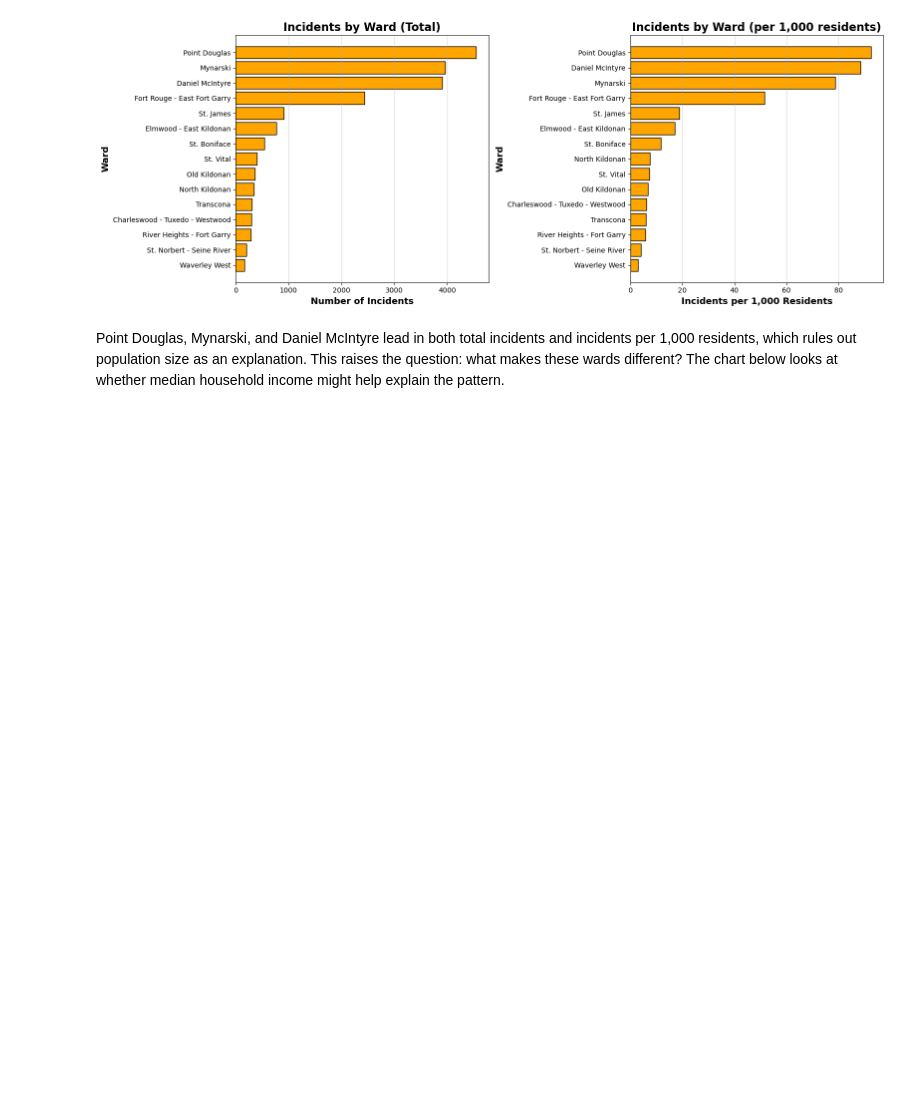
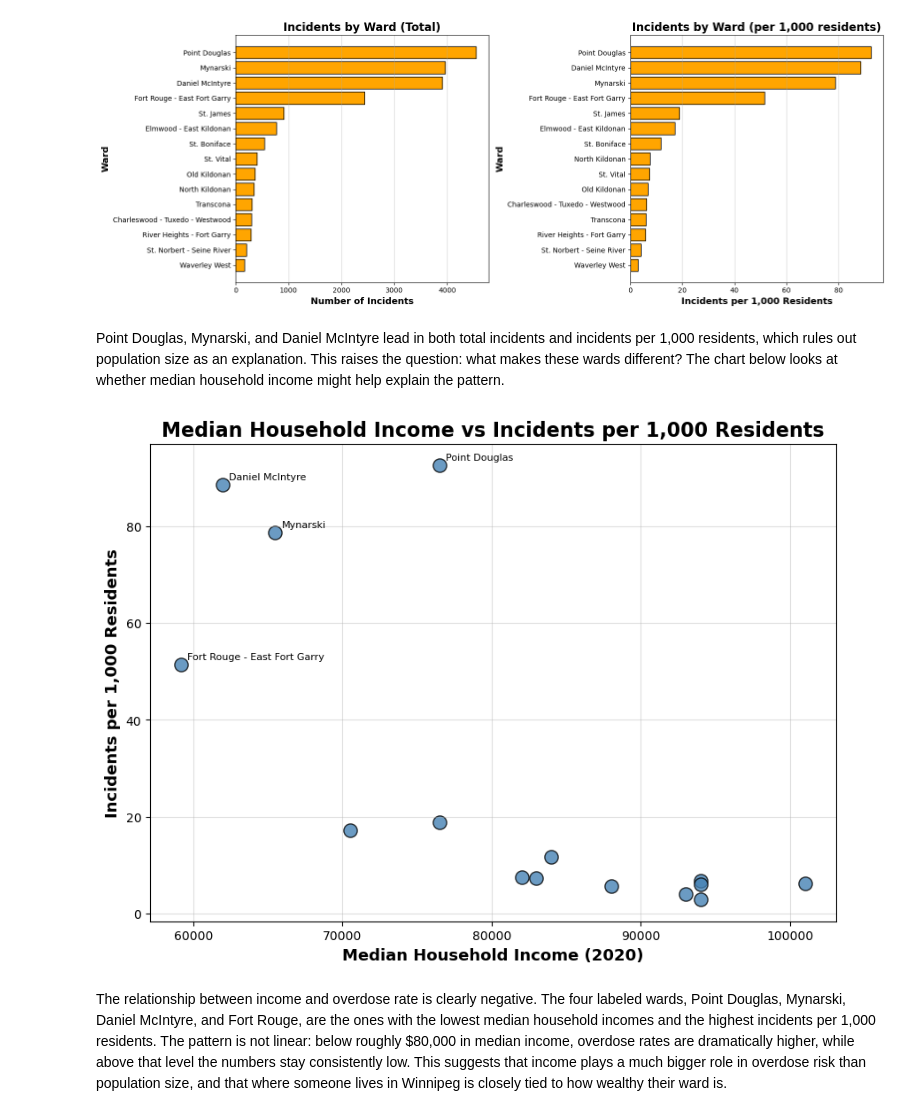
Before and after one commit to renatoblandi/comp-2040-project-3, a Jupyter notebook: notebooks/analysis.ipynb, the cells around one changed output. Cells and saved outputs as stored; diff of their text form; code cells hidden in the pictures; blank space fills up the shorter version.

Commit message:
Add scatter and analysis answering question 3

```diff
--- a/notebooks/analysis.ipynb
+++ b/notebooks/analysis.ipynb
@@ -142,3 +142,29 @@ plt.show()
 [figure]
 # %% [markdown]
 Point Douglas, Mynarski, and Daniel McIntyre lead in both total incidents and incidents per 1,000 residents, which rules out population size as an explanation. This raises the question: what makes these wards different? The chart below looks at whether median household income might help explain the pattern.
+# %%
+# plotting
+fig, ax = plt.subplots(figsize=(10, 7))
+
+ax.scatter(by_ward["median_household_income"], by_ward["incidents_per_1000"],
+           color="steelblue", edgecolor="black", s=120, alpha=0.8)
+
+# annotating main wards
+main_wards = ["Point Douglas", "Mynarski", "Daniel McIntyre", "Fort Rouge - East Fort Garry"]
+main_wards_df = by_ward[by_ward["ward"].isin(main_wards)]
+for _, row in main_wards_df.iterrows():
+    ax.annotate(row["ward"], (row["median_household_income"], row["incidents_per_1000"]),
+                fontsize=8, xytext=(5, 4), textcoords="offset points")
+
+# labeling the plot
+ax.set_title("Median Household Income vs Incidents per 1,000 Residents", fontsize=16, fontweight="bold")
+ax.set_xlabel("Median Household Income (2020)", fontsize=13, fontweight="bold")
+ax.set_ylabel("Incidents per 1,000 Residents", fontsize=13, fontweight="bold")
+
+# displaying the chart
+ax.grid(alpha=0.4)
+plt.show()
+# %% [output]
+[figure, added]
+# %% [markdown]
+The relationship between income and overdose rate is clearly negative. The four labeled wards, Point Douglas, Mynarski, Daniel McIntyre, and Fort Rouge, are the ones with the lowest median household incomes and the highest incidents per 1,000 residents. The pattern is not linear: below roughly $80,000 in median income, overdose rates are dramatically higher, while above that level the numbers stay consistently low. This suggests that income plays a much bigger role in overdose risk than population size, and that where someone lives in Winnipeg is closely tied to how wealthy their ward is.
```
